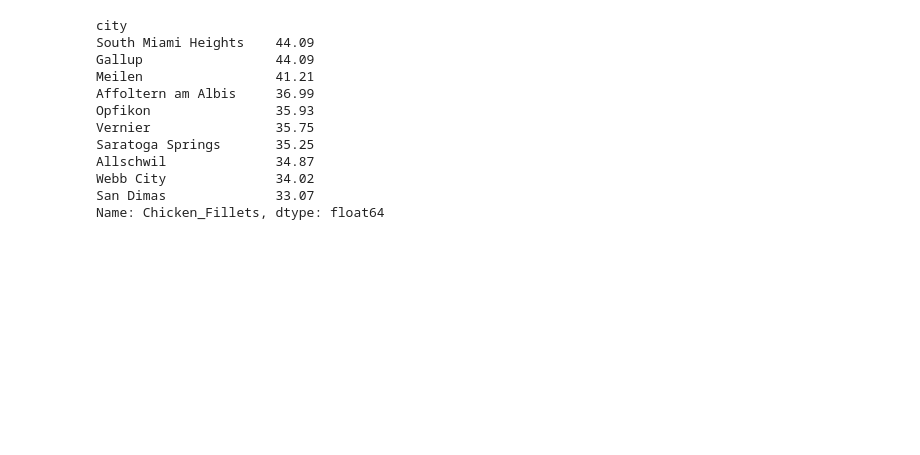
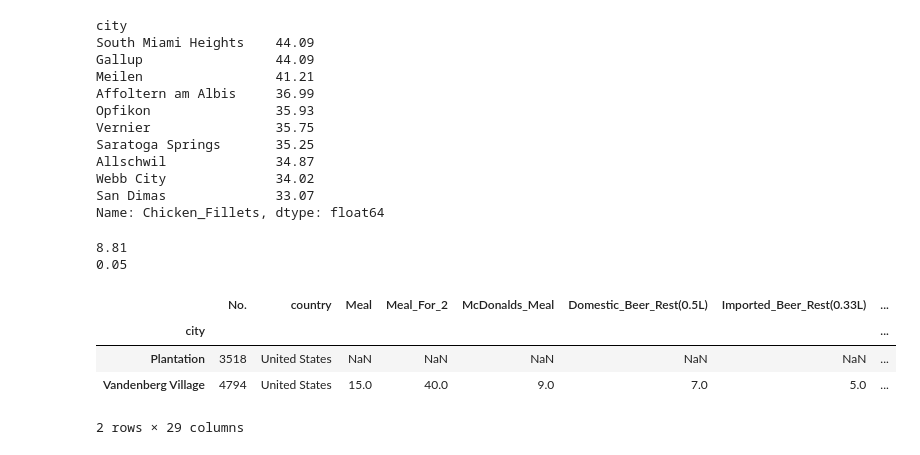
Before and after one commit to Reed-Carter/Global-Cost-of-Living, a Jupyter notebook: phil-project.ipynb, the cells around one changed output. Drawn from its saved outputs; the diff is of its cells as text; code cells hidden in the pictures; blank space fills up the shorter version.

Commit message:
find max and min values in bread column.

```diff
--- a/phil-project.ipynb
+++ b/phil-project.ipynb
@@ -516,3 +516,21 @@ Allschwil              34.87
 Webb City              34.02
 San Dimas              33.07
 Name: Chicken_Fillets, dtype: float64
+# %%
+# Find max and min values of bread column
+max_bread = cost_of_living.Bread.max()
+min_bread = cost_of_living.Bread.min()
+print(max_bread)
+print(min_bread)
+# %% [output]
+8.81
+0.05
+# %%
+# Find max bread value in dataframe
+cost_of_living[cost_of_living.Bread == 8.81]
+# %% [output]
+|  | No. | country | Meal | Meal_For_2 | McDonalds_Meal | Domestic_Beer_Rest(0.5L) | Imported_Beer_Rest(0.33L) | ... |
+| city |  |  |  |  |  |  |  | ... |
+| Plantation | 3518 | United States | NaN | NaN | NaN | NaN | NaN | ... |
+| Vandenberg Village | 4794 | United States | 15.0 | 40.0 | 9.0 | 7.0 | 5.0 | ... |
+2 rows × 29 columns
```
Also changed, not shown: parts of 3 cells of this notebook.
